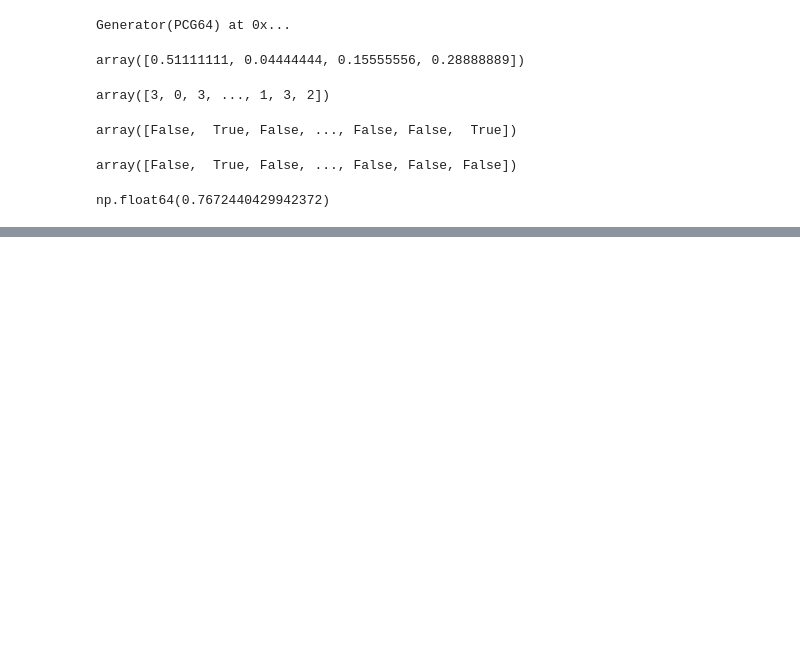
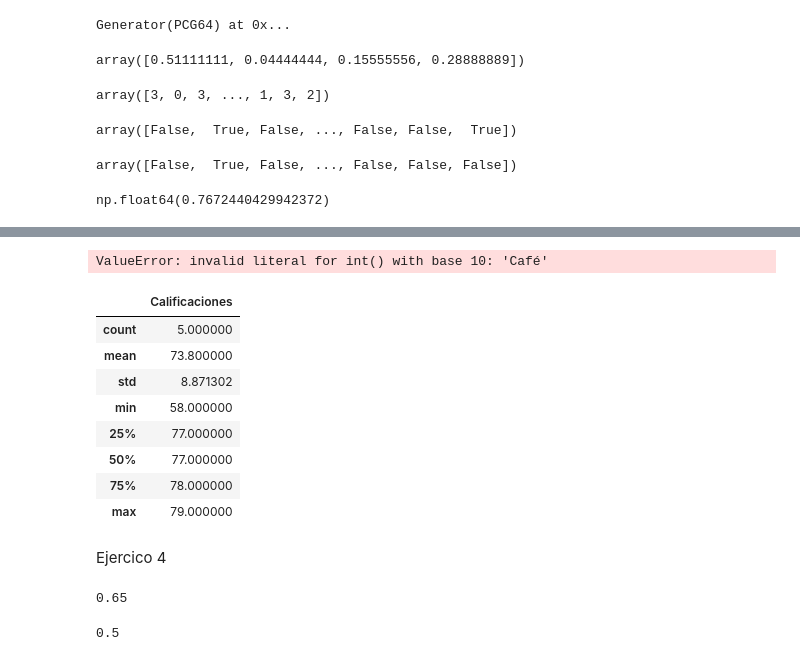
Before and after one commit to m-ony/mineria-de-datos, a Jupyter notebook: Minería_de_Datos.ipynb, the cells around one changed output, grey strips where cells are left out. Drawn from its saved outputs; the diff is of its cells as text; code cells hidden in the pictures; blank space fills up the shorter version.

```diff
--- a/Minería_de_Datos.ipynb
+++ b/Minería_de_Datos.ipynb
@@ -1735,0 +1823,28 @@ np.float64(0.7672440429942372)
+# %%
+dist_grupo = df_students["Grupo"].value_counts().sort_index().to_frame("frecuencia")
+#mediana
+mediana_satisfaccion = df_students["Grupo"].astype(int).median() # convertir para calcular
+dist_segmento = df_students["Grupo"].value_counts().sort_index().to_frame("frecuencia")
+#impresión de la mediana, y la frecuencia
+mediana_satisfaccion, dist_satisfaccion, dist_segmento
+# %% [output]
+ValueError: invalid literal for int() with base 10: 'Café'
+# %%
+df_agua.describe()
+# %% [output]
+|  | Calificaciones |
+| count | 5.000000 |
+| mean | 73.800000 |
+| std | 8.871302 |
+| min | 58.000000 |
+| 25% | 77.000000 |
+| 50% | 77.000000 |
+| 75% | 78.000000 |
+| max | 79.000000 |
+# %% [markdown]
+Ejercico 4
+# %%
+P_pasar= 65/100
+P_pasar
+# %% [output]
+0.65
@@ -1735,0 +1853,5 @@ np.float64(0.7672440429942372)
+# %%
+prob=(P_pasar*P_curso)/P_pasar
+prob
+# %% [output]
+0.5
```
Also changed, not shown: parts of 9 cells of this notebook.
